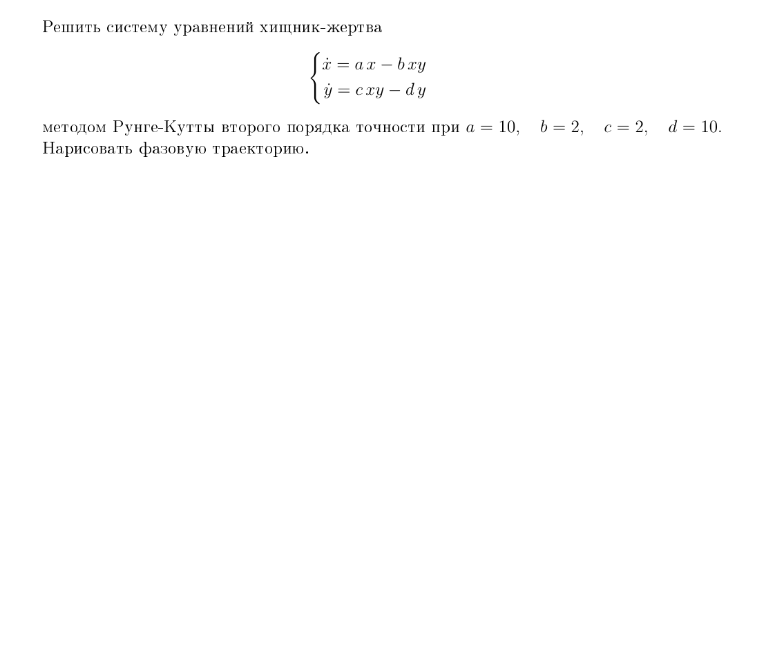
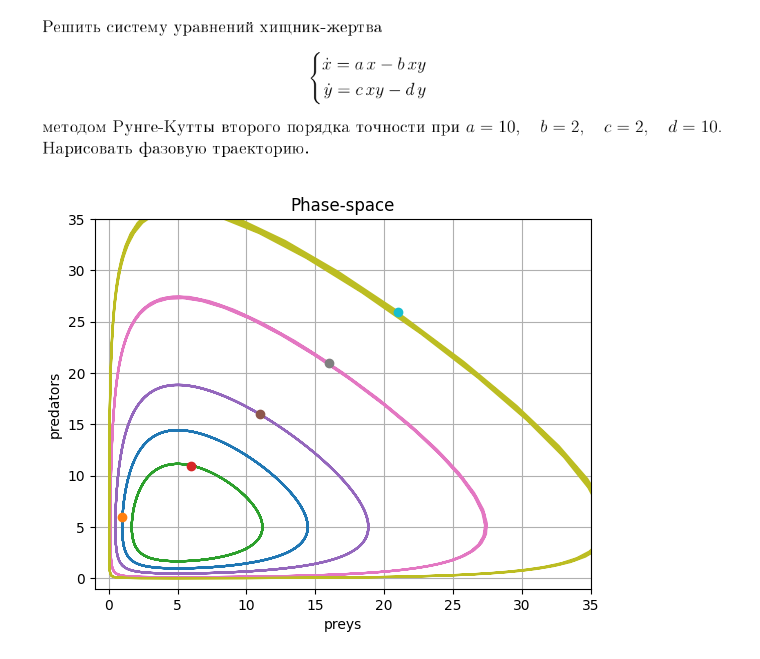
Before and after one commit to CuSynth/computational-physics, a Jupyter notebook: #7 Predator-Prey/solution.ipynb, the cells around one changed output. Cells and saved outputs as stored; diff of their text form; code cells hidden in the pictures; blank space fills up the shorter version.

```diff
--- a/#7 Predator-Prey/solution.ipynb
+++ b/#7 Predator-Prey/solution.ipynb
@@ -8,0 +19,9 @@ Image('task 7.png')
+# %%
+def RK2(r0, step, count, coef=3./4):
+    r = [r0]
+
+    for i in range(count+1):
+        k1 = r[i] + step * f(r[i][0], r[i][1]) / (2 * coef)
+        r.append(r[i] + step * ((1 - coef) * f(r[i][0], r[i][1]) + coef * f(k1[0], k1[1])))
+    r = np.array(r).transpose()
+    return r
@@ -8,0 +37,32 @@ Image('task 7.png')
+# %%
+x_0 = 1
+y_0 = 1
+t_0 = 0
+
+t_from = 0
+t_to = 5
+
+N = 1000
+h = (t_to-t_from)/N
+# %%
+r_from = 1
+r_to = 25
+r_step = 5
+
+
+R = [[i, i+5] for i in range(r_from, r_to, r_step)]
+
+for r0 in R:
+    x, y = RK2(r0, h, N)
+    plt.plot(x, y, '-')
+    plt.plot(r0[0], r0[1], 'o')
+
+plt.grid()
+plt.xlim([r_from-2, r_to+10])
+plt.ylim([r_from-2, r_to+10])
+plt.xlabel('preys')
+plt.ylabel('predators')
+plt.title('Phase-space')
+plt.show()
+# %% [output]
+[figure, added]
```
Also changed, not shown: parts of 3 cells of this notebook.
